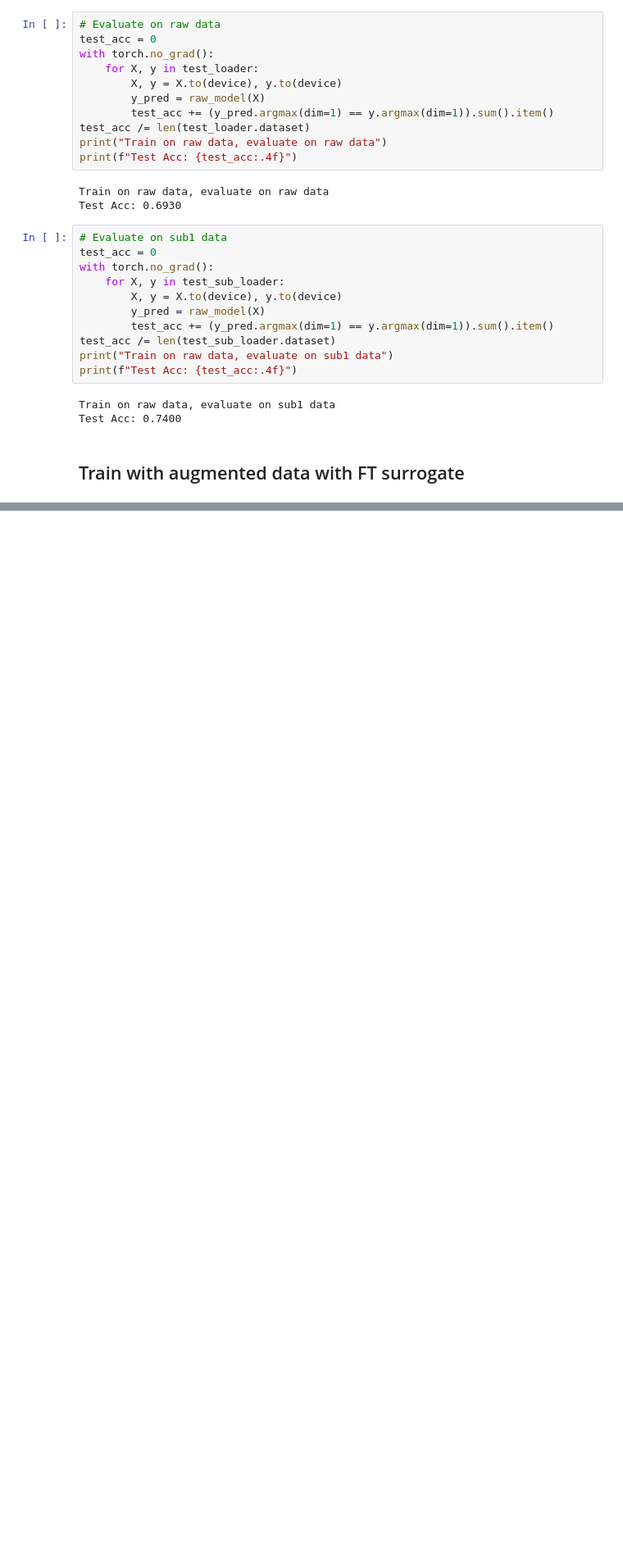
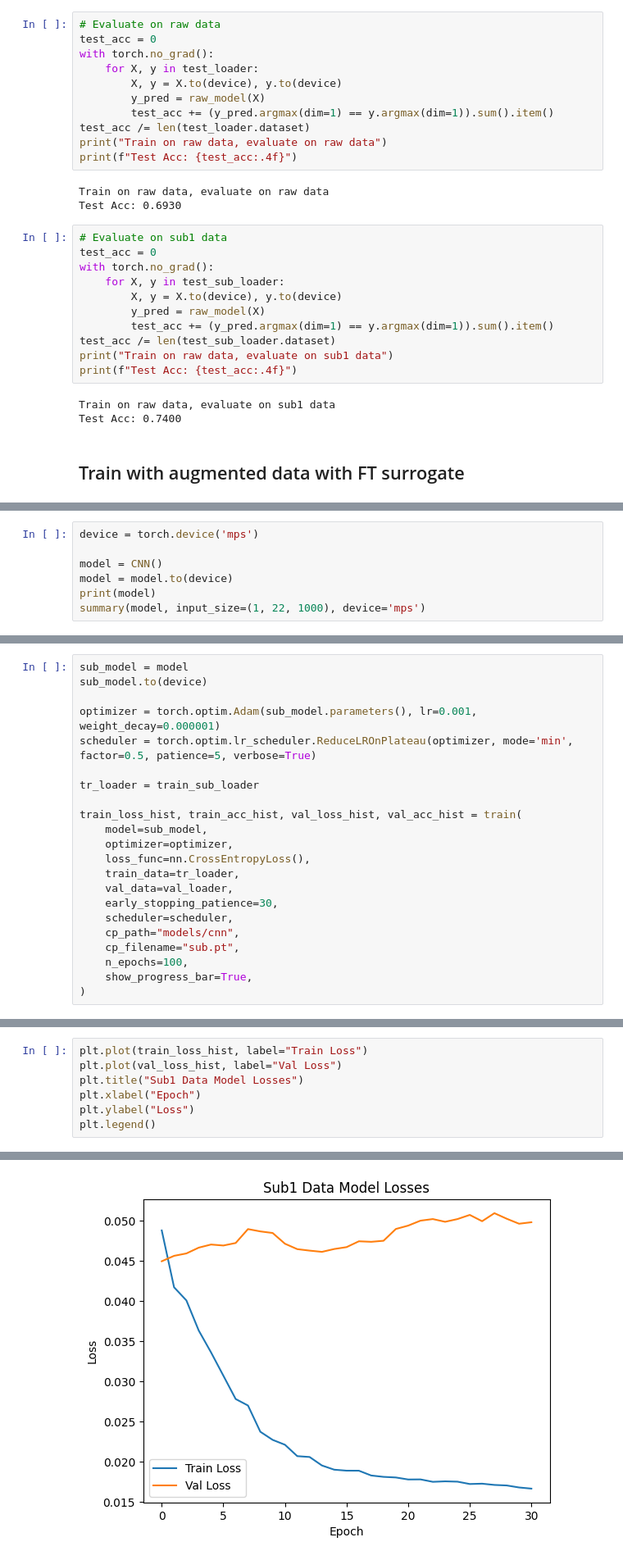
Before and after one commit to ykozxy/EEG-ERT, a Jupyter notebook: CNN.ipynb, the cells around one changed output, grey strips where cells are left out. Shown at 82% size. Saved outputs shown, nothing was run; the diff lists cells and outputs as text; blank space fills up the shorter version.

```diff
--- a/CNN.ipynb
+++ b/CNN.ipynb
@@ -380,0 +453,7 @@ plt.show()
+# %%
+device = torch.device('mps')
+
+model = CNN()
+model = model.to(device)
+print(model)
+summary(model, input_size=(1, 22, 1000), device='mps')
@@ -380,0 +495,22 @@ plt.show()
+# %%
+sub_model = model
+sub_model.to(device)
+
+optimizer = torch.optim.Adam(sub_model.parameters(), lr=0.001,  weight_decay=0.000001)
+scheduler = torch.optim.lr_scheduler.ReduceLROnPlateau(optimizer, mode='min', factor=0.5, patience=5, verbose=True)
+
+tr_loader = train_sub_loader
+
+train_loss_hist, train_acc_hist, val_loss_hist, val_acc_hist = train(
+    model=sub_model,
+    optimizer=optimizer,
+    loss_func=nn.CrossEntropyLoss(),
+    train_data=tr_loader,
+    val_data=val_loader,
+    early_stopping_patience=30,
+    scheduler=scheduler,
+    cp_path="models/cnn",
+    cp_filename="sub.pt",
+    n_epochs=100,
+    show_progress_bar=True,
+)
@@ -380,0 +542,8 @@ plt.show()
+# %%
+plt.plot(train_loss_hist, label="Train Loss")
+plt.plot(val_loss_hist, label="Val Loss")
+plt.title("Sub1 Data Model Losses")
+plt.xlabel("Epoch")
+plt.ylabel("Loss")
+plt.legend()
+# %% [output]
@@ -380,0 +551 @@ plt.show()
+[figure, added]
```
Also changed, not shown: parts of 27 cells of this notebook, 33 other files.
